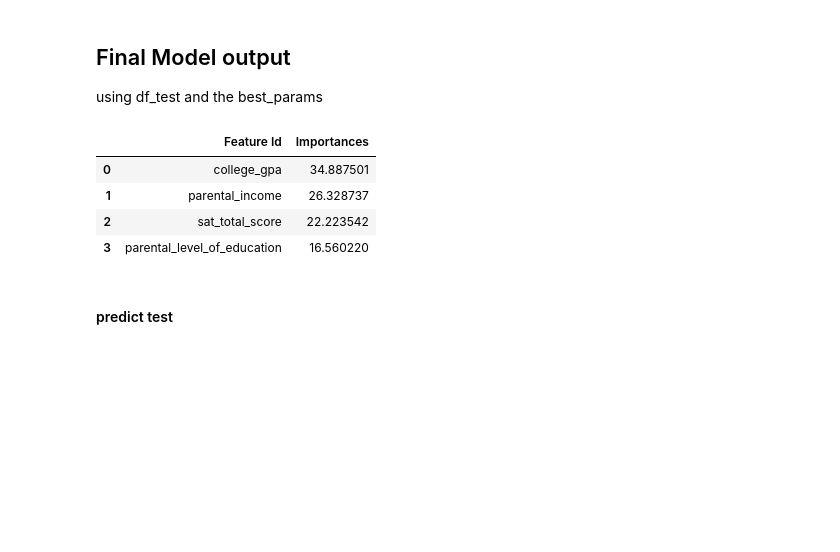
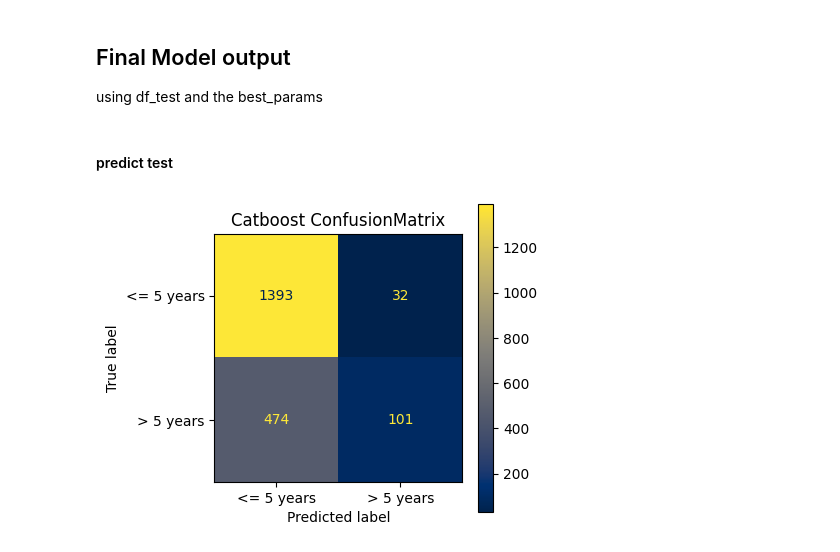
Before and after one commit to ellacharmed/mlzoomcamp-midterms-predict-graduation, a Jupyter notebook: notebook_model_tuning.ipynb, the cells around one changed output. Cells and saved outputs as stored; diff of their text form; code cells hidden in the pictures; blank space fills up the shorter version.

```diff
--- a/notebook_model_tuning.ipynb
+++ b/notebook_model_tuning.ipynb
@@ -744,13 +830,7 @@ logging.info('The best hyperparameters are: {}'.format(rnd_search.best_params_))
 
 using df_test and the best_params
 # %%
-cat.get_feature_importance(prettified=True)
+best_cat.get_feature_importance(prettified=True).to_csv('cat_importances.csv')
-# %% [output]
-|  | Feature Id | Importances |
-| 0 | college_gpa | 34.887501 |
-| 1 | parental_income | 26.328737 |
-| 2 | sat_total_score | 22.223542 |
-| 3 | parental_level_of_education | 16.560220 |
 # %% [markdown]
 #### predict test
 # %%
@@ -769,5 +849,17 @@ scores.append({
     }
 )
 logging.info(f'-- best_cat test scores appended --')
+# %%
+fig, ax = plt.subplots(figsize=(4,4))
+cm = confusion_matrix(y_test, y_pred)
+cm_cat = ConfusionMatrixDisplay(
+    confusion_matrix=cm,
+    display_labels=TARGET_LABELS
+)
+cm_cat.plot(cmap="cividis", ax=ax)
+cm_cat.ax_.set_title("Catboost ConfusionMatrix")
+fig.show()
+# %% [output]
+[figure, added]
 # %%
 df = pd.DataFrame(scores)
```
Also changed, not shown: parts of 59 cells of this notebook.
